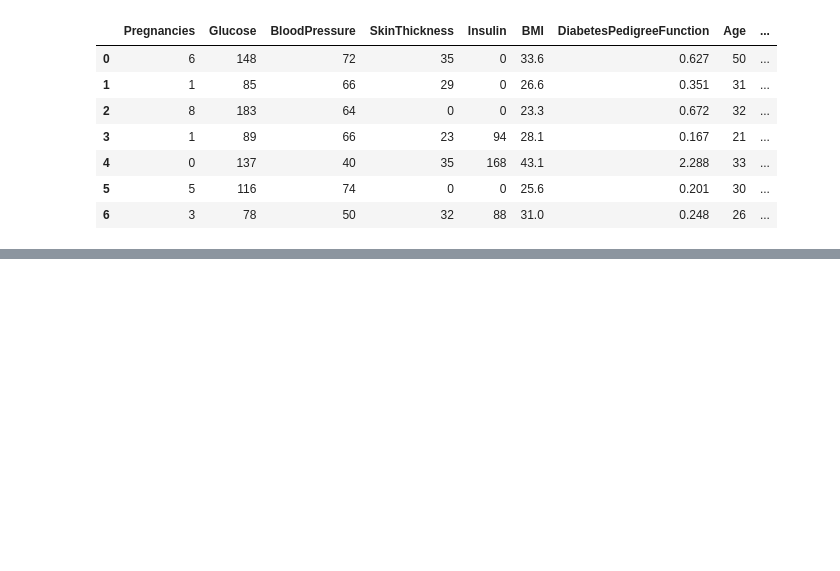
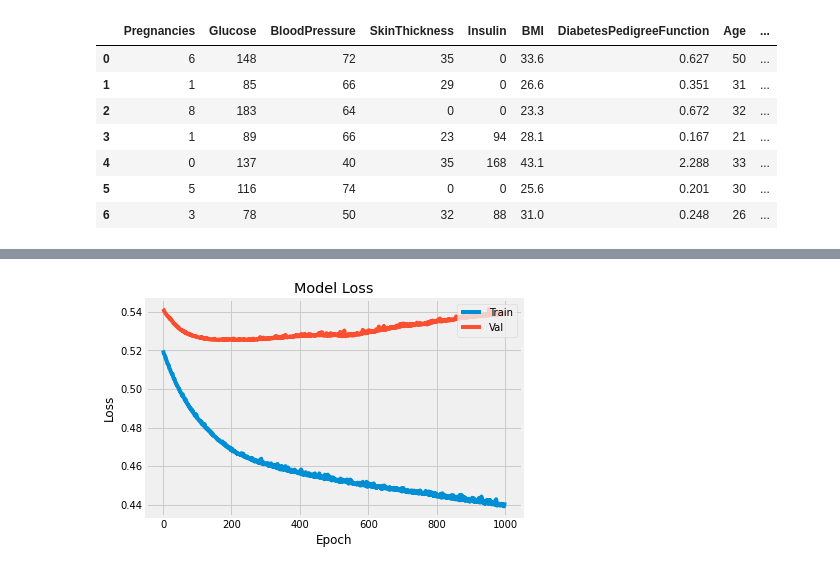
Before and after one commit to michelleruas/Data_Visualisation, a Jupyter notebook: Diabetes_Artificial_Neural_Network.ipynb, the cells around one changed output, grey strips where cells are left out. Cells and saved outputs as stored; diff of their text form; code cells hidden in the pictures; blank space fills up the shorter version.

```diff
--- a/Diabetes_Artificial_Neural_Network.ipynb
+++ b/Diabetes_Artificial_Neural_Network.ipynb
@@ -36,0 +102,23 @@ df.head(7)
+# %%
+#Split the date into 80% training and 20% testing
+#Random state means every time you run it without setting random state, the results will be the same each time you run
+x_train, x_test, y_train, y_test = train_test_split(X_scale, Y, test_size = 0.2, random_state = 4)
+# %%
+#Build the model with three layers of neural networks
+
+model = Sequential([
+                    Dense(12, activation='relu', input_shape=(8,)),
+                    Dense(15, activation='relu'),
+                    Dense(1, activation='sigmoid')
+])
+# %%
+#Compile the model, loss function measures how well the model did on trianing and works to improve it
+model.compile(
+    optimizer = 'sgd',
+    loss = 'binary_crossentropy',
+    metrics=['accuracy']
+)
+# %%
+#Train the model
+
+hist = model.fit(x_train, y_train, batch_size = 57, epochs=1000, validation_split = 0.2)
@@ -36,0 +143,11 @@ df.head(7)
+# %%
+#Visualize the training loss and the validation loss to see if the model is overfitting
+plt.plot(hist.history['loss'])
+plt.plot(hist.history['val_loss'])
+plt.title('Model Loss')
+plt.ylabel('Loss')
+plt.xlabel('Epoch')
+plt.legend(['Train', 'Val'], loc = 'upper right')
+plt.show()
+# %% [output]
+[figure, added]
```
Also changed, not shown: parts of 12 cells of this notebook.
